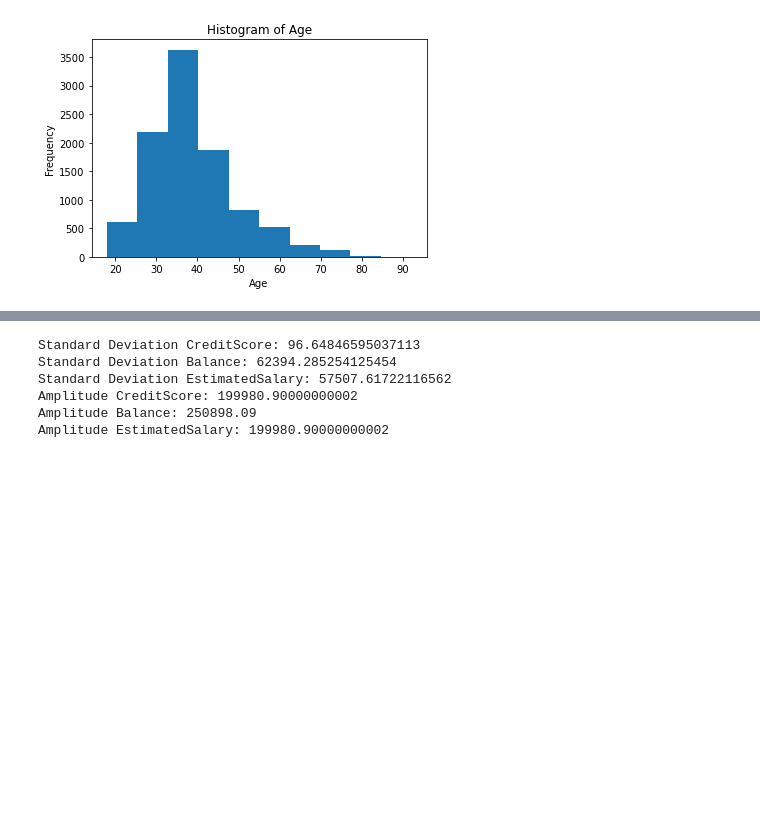
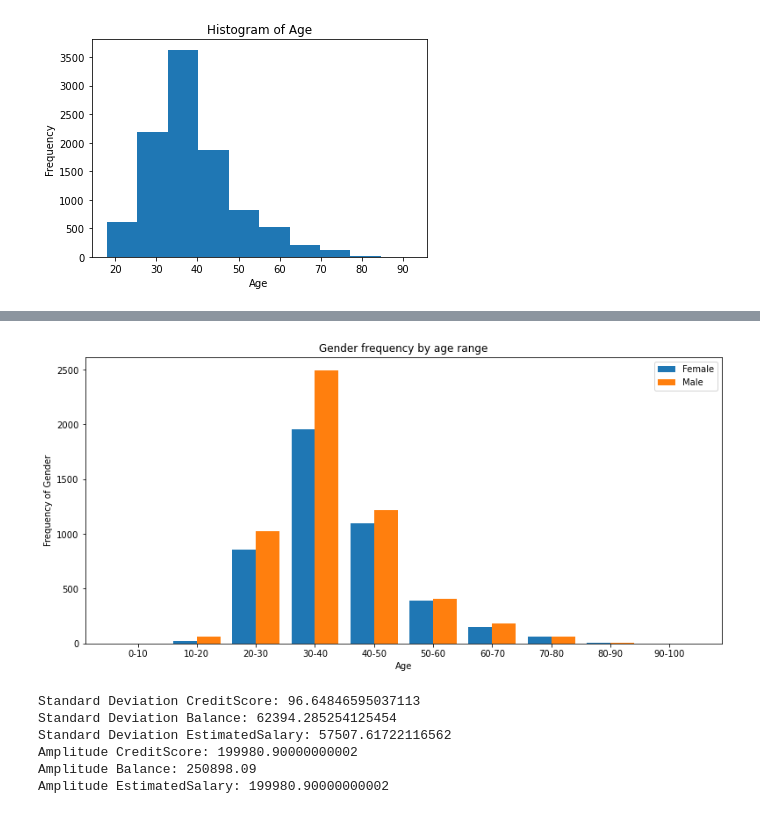
Before and after one commit to 13ggd/Predict-Churn, a Jupyter notebook: DESAFIO_INDICIUM.ipynb, the cells around one changed output, grey strips where cells are left out. Saved outputs shown, nothing was run; the diff lists cells and outputs as text; code cells hidden in the pictures; blank space fills up the shorter version.

```diff
--- a/DESAFIO_INDICIUM.ipynb
+++ b/DESAFIO_INDICIUM.ipynb
@@ -276,3 +279,27 @@ plt.show()
+# %%
+df_age_ranges_exited = df_churn_clean.copy()
+df_age_ranges_exited.Male = df_age_ranges_exited.Male.map({0: 1, 1: 0})
+df_age_ranges_exited = df_age_ranges_exited.groupby(pd.cut(df_churn_clean['Age'], bins=bins, labels=labels)).sum()
+df_age_ranges_exited.index = df_age_ranges_exited.index.rename('range')
+df_age_ranges_exited = df_age_ranges_exited.reset_index()
+
+df_age_ranges = df_churn_clean.groupby(pd.cut(df_churn_clean['Age'], bins=bins, labels=labels)).sum()
+df_age_ranges.index = df_age_ranges.index.rename('range')
+df_age_ranges = df_age_ranges.reset_index()
+
+ticks = np.array([0, 1, 2, 3, 4, 5, 6, 7, 8, 9])
+
+plt.figure(figsize=(13, 6))
+plt.bar(ticks, df_age_ranges_exited.Male, width=0.4)
+plt.bar(ticks + 0.4, df_age_ranges.Male, width=0.4)
+plt.xticks(ticks + 0.2, labels=['0-10','10-20','20-30','30-40','40-50','50-60','60-70','70-80','80-90','90-100'])
+plt.title('Gender frequency by age range')
+plt.xlabel('Age')
+plt.ylabel('Frequency of Gender')
+plt.legend(['Female', 'Male'])
+plt.show()
+# %% [output]
+[figure, added]
 # %%
 print("Standard Deviation CreditScore:", np.std(df_churn_clean.CreditScore))
 print("Standard Deviation Balance:", np.std(df_churn_clean.Balance))
```
Also changed, not shown: parts of 11 cells of this notebook.
